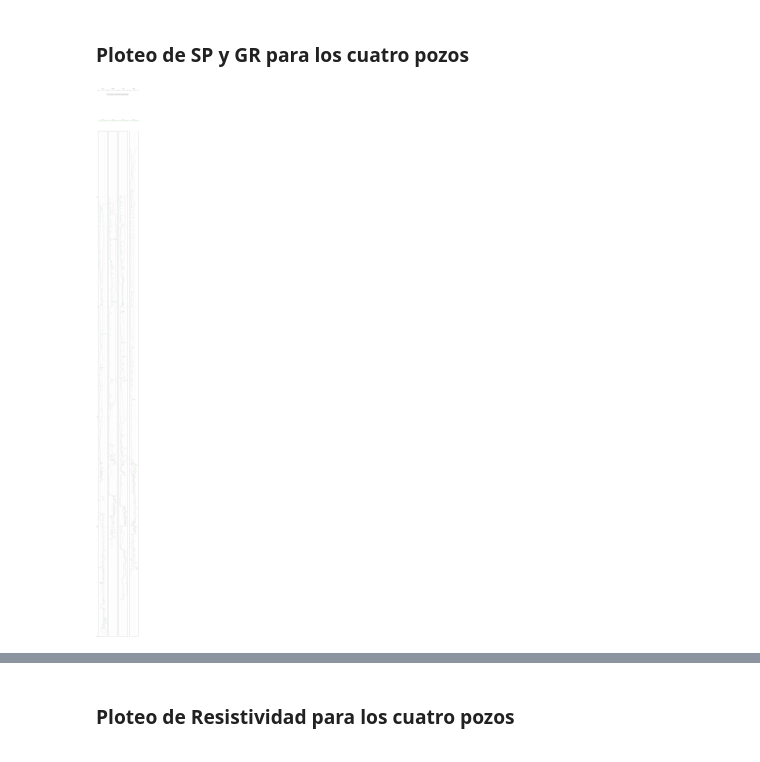
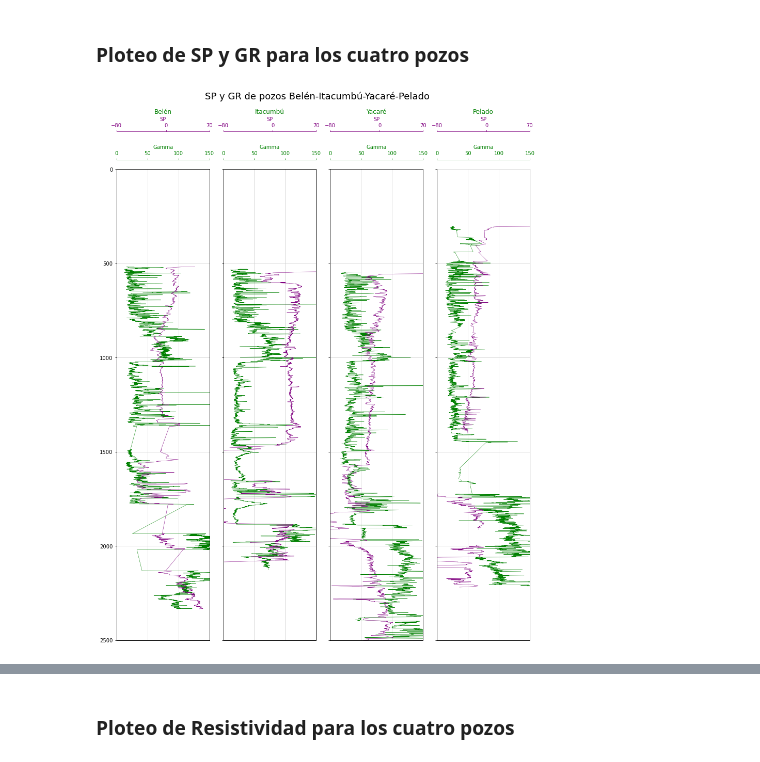
Before and after one commit to rubensdmp/Well-Logs-Cuenca-Norte, a Jupyter notebook: 02-Comp-Logs.ipynb, the cells around one changed output, grey strips where cells are left out. Saved outputs shown, nothing was run; the diff lists cells and outputs as text; code cells hidden in the pictures.

```diff
--- a/02-Comp-Logs.ipynb
+++ b/02-Comp-Logs.ipynb
@@ -70,6 +72,18 @@ wellBel = wellBel.drop(wellBel[wellBel['SP']==0].index)
 wellBel = wellBel.drop(wellBel[wellBel['ILD']==0].index)
 wellBel = wellBel.drop(wellBel[wellBel['ILD']<0].index)
 wellBel = wellBel.drop(wellBel[wellBel['ILM']==0].index)
+
+wellYacRes = wellYacRes.drop(wellYacRes[wellYacRes['ILD']>200].index)
+wellYacRes = wellYacRes.drop(wellYacRes[wellYacRes['ILM']>200].index)
+
+wellItaRes = wellItaRes.drop(wellItaRes[wellItaRes['ILD']>200].index)
+wellItaRes = wellItaRes.drop(wellItaRes[wellItaRes['ILM']>200].index)
+
+wellBel = wellBel.drop(wellBel[wellBel['ILD']>200].index)
+wellBel = wellBel.drop(wellBel[wellBel['ILM']>200].index)
+
+wellPel = wellPel.drop(wellPel[wellPel['ILD']>200].index)
+wellPel = wellPel.drop(wellPel[wellPel['ILM']>200].index)
 # %% [markdown]
 ### Emparejamos al tope de Buena Vista
 
@@ -192,8 +208,8 @@ If there are a number of features that are common between the plots, we can iter
 # %% [markdown]
 ### Ploteo de SP y GR para los cuatro pozos
 # %%
-nombreComp = 'SP y GR de pozos Yacaré-Itacumbú-Belén-Pelado'
-fig, ax = plt.subplots(figsize=(12,150))
+nombreComp = 'SP y GR de pozos Belén-Itacumbú-Yacaré-Pelado'
+fig, ax = plt.subplots(figsize=(12,15))
 
 #Set up the plot axes
 ax1 = plt.subplot2grid((1,4), (0,0), rowspan=1, colspan = 1)
@@ -218,31 +234,30 @@ ax13.xaxis.set_visible(False)
 ax14 = ax6.twiny()
 ax14.xaxis.set_visible(False)
 
-
 # ---------------------------- POZO 1 -------------------------------
-ax1.set_title('Yacaré')
+ax1.set_title('Belén')
 
 # Gamma Ray track
-ax1.plot(wellYacSPGR["GR"], wellYacSPGR.index, color = "green", linewidth = 0.5)
+ax1.plot(wellBel["GR"], wellBel.index, color = "green", linewidth = 0.5)
 ax1.set_xlabel("Gamma")
 ax1.xaxis.label.set_color("green")
-ax1.set_xlim(0, 200)
+ax1.set_xlim(0, 150)
 ax1.tick_params(axis='x', colors="green")
 ax1.spines["top"].set_edgecolor("green")
 ax1.title.set_color('green')
-ax1.set_xticks([0, 50, 100, 150, 200])
+ax1.set_xticks([0, 50, 100, 150])
 
 # Spontaneous Potencial
-ax2.plot(wellYacSPGR["SP"], wellYacSPGR.index, color = "purple", linewidth = 0.5)
+ax2.plot(wellBel["SP"], wellBel.index, color = "purple", linewidth = 0.5)
 ax2.set_xlabel("SP")
 ax2.spines["top"].set_position(("axes", 1.08))
 ax2.spines["top"].set_visible(True)
-ax2.set_xlim(-80, 60)
+ax2.set_xlim(-80, 70)
 ax2.xaxis.label.set_color("purple")
 ax2.tick_params(axis='x', colors="purple")
 ax2.spines["top"].set_edgecolor("purple")
 ax2.xaxis.set_ticks_position("top")
-ax2.set_xticks([-80, 0, 60])
+ax2.set_xticks([-80, 0, 70])
 
 
 
@@ -253,51 +268,52 @@ ax3.set_title('Itacumbú')
 ax3.plot(wellItaSPGR["SGR"], wellItaSPGR.index, color = "green", linewidth = 0.5)
 ax3.set_xlabel("Gamma")
 ax3.xaxis.label.set_color("green")
-ax3.set_xlim(0, 200)
+ax3.set_xlim(0, 150)
 ax3.tick_params(axis='x', colors="green")
 ax3.spines["top"].set_edgecolor("green")
 ax3.title.set_color('green')
-ax3.set_xticks([0, 50, 100, 150, 200])
+ax3.set_xticks([0, 50, 100, 150])
 
 # Spontaneous Potencial
 ax4.plot(wellItaSPGR["SP"], wellItaSPGR.index, color = "purple", linewidth = 0.5)
 ax4.set_xlabel("SP")
 ax4.spines["top"].set_position(("axes", 1.08))
 ax4.spines["top"].set_visible(True)
-ax4.set_xlim(-80, 60)
+ax4.set_xlim(-80, 70)
 ax4.xaxis.label.set_color("purple")
 ax4.tick_params(axis='x', colors="purple")
 ax4.spines["top"].set_edgecolor("purple")
 ax4.xaxis.set_ticks_position("top")
-ax4.set_xticks([-80, 0, 60])
+ax4.set_xticks([-80, 0, 70])
+
+
 
 
 
 # ---------------------------- POZO 3 -------------------------------
-ax5.set_title('Belén')
+ax5.set_title('Yacaré')
 
 # Gamma Ray track
-ax5.plot(wellBel["GR"], wellBel.index, color = "green", linewidth = 0.5)
+ax5.plot(wellYacSPGR["GR"], wellYacSPGR.index, color = "green", linewidth = 0.5)
 ax5.set_xlabel("Gamma")
 ax5.xaxis.label.set_color("green")
-ax5.set_xlim(0, 200)
+ax5.set_xlim(0, 150)
 ax5.tick_params(axis='x', colors="green")
 ax5.spines["top"].set_edgecolor("green")
 ax5.title.set_color('green')
-ax5.set_xticks([0, 50, 100, 150, 200])
+ax5.set_xticks([0, 50, 100, 150])
 
 # Spontaneous Potencial
-ax6.plot(wellBel["SP"], wellBel.index, color = "purple", linewidth = 0.5)
+ax6.plot(wellYacSPGR["SP"], wellYacSPGR.index, color = "purple", linewidth = 0.5)
 ax6.set_xlabel("SP")
 ax6.spines["top"].set_position(("axes", 1.08))
 ax6.spines["top"].set_visible(True)
-ax6.set_xlim(-80, 60)
+ax6.set_xlim(-80, 70)
 ax6.xaxis.label.set_color("purple")
 ax6.tick_params(axis='x', colors="purple")
 ax6.spines["top"].set_edgecolor("purple")
 ax6.xaxis.set_ticks_position("top")
-ax6.set_xticks([-80, 0, 60])
-
+ax6.set_xticks([-80, 0, 70])
 
 
 
@@ -308,52 +324,52 @@ ax7.set_title('Pelado')
 ax7.plot(wellPel["GR"], wellPel.index, color = "green", linewidth = 0.5)
 ax7.set_xlabel("Gamma")
 ax7.xaxis.label.set_color("green")
-ax7.set_xlim(0, 200)
+ax7.set_xlim(0, 150)
 ax7.tick_params(axis='x', colors="green")
 ax7.spines["top"].set_edgecolor("green")
 ax7.title.set_color('green')
-ax7.set_xticks([0, 50, 100, 150, 200])
+ax7.set_xticks([0, 50, 100, 150])
 
 # Spontaneous Potencial
 ax8.plot(wellPel["SP"], wellPel.index, color = "purple", linewidth = 0.5)
 ax8.set_xlabel("SP")
 ax8.spines["top"].set_position(("axes", 1.08))
 ax8.spines["top"].set_visible(True)
-ax8.set_xlim(-80, 60)
+ax8.set_xlim(-80, 70)
 ax8.xaxis.label.set_color("purple")
 ax8.tick_params(axis='x', colors="purple")
 ax8.spines["top"].set_edgecolor("purple")
 ax8.xaxis.set_ticks_position("top")
-ax8.set_xticks([-80, 0, 60])
+ax8.set_xticks([-80, 0, 70])
 
 
 
 # Common functions for setting up the plot can be extracted into
 # a for loop. This saves repeating code.
 for ax in [ax1, ax3, ax5, ax7]:
-    ax.set_ylim(1500, -800)
+    ax.set_ylim(2500, 0)
     ax.grid(which='major', color='lightgrey', linestyle='-')
     ax.xaxis.set_ticks_position("top")
     ax.xaxis.set_label_position("top")
     ax.spines["top"].set_position(("axes", 1.02))
 
     # loop through the formations dictionary and zone colours
     #for depth, colour in zip(formations.values(), zone_colours):
         # use the depths and colours to shade across the subplots
         #ax.axhspan(depth[0], depth[1], color=colour, alpha=0.1)
 
 
 
 for ax in [ax2, ax3, ax4, ax5, ax6, ax7]:
     plt.setp(ax.get_yticklabels(), visible = False)
 
 
 fig.suptitle(nombreComp, y=1, ha='center', fontsize=18)
 plt.tight_layout()
 
 fig.subplots_adjust(wspace = 0.15)
-plt.savefig(nombreComp + '_large' + ".jpg")
-#plt.savefig(nombreComp + ".jpg")
+#plt.savefig(nombreComp + '_large' + ".jpg")
+plt.savefig(nombreComp + ".jpg")
 plt.show()
 # %% [output]
-[figure, old version]
+[figure, new version]
```
Also changed, not shown: parts of 9 cells of this notebook, 3 other files.
